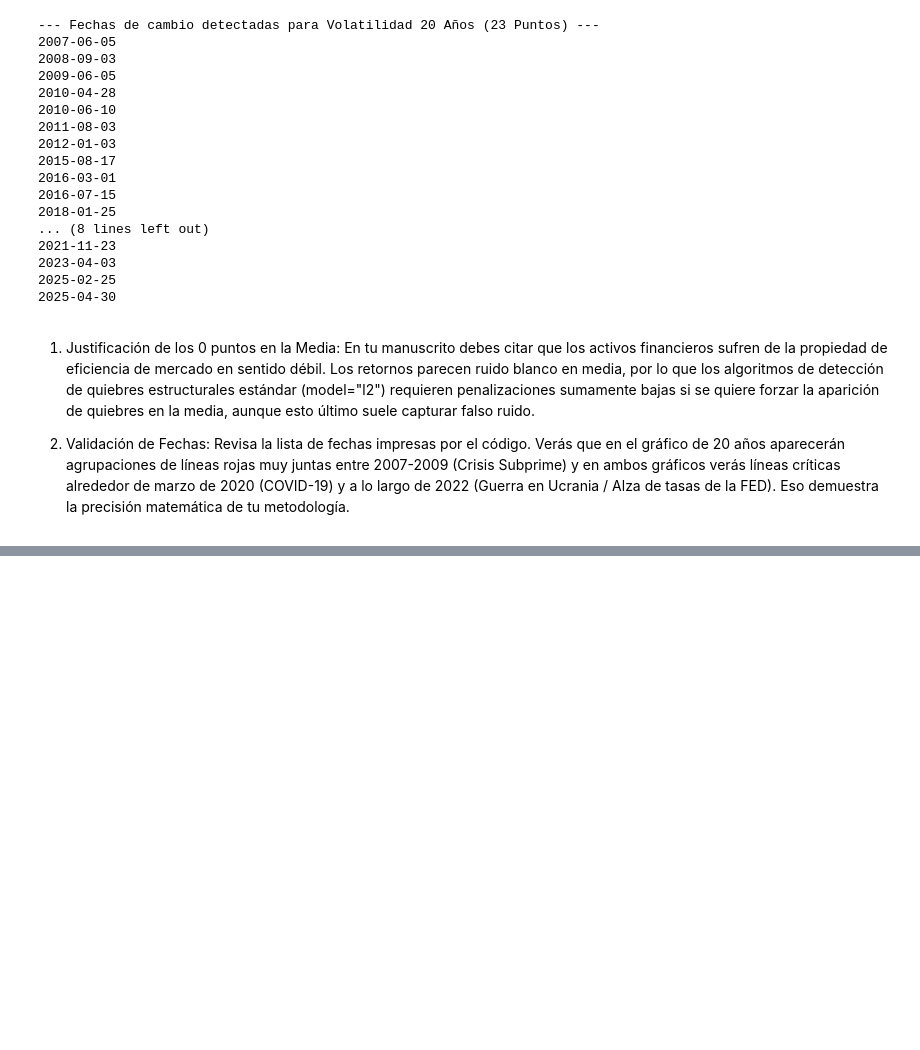
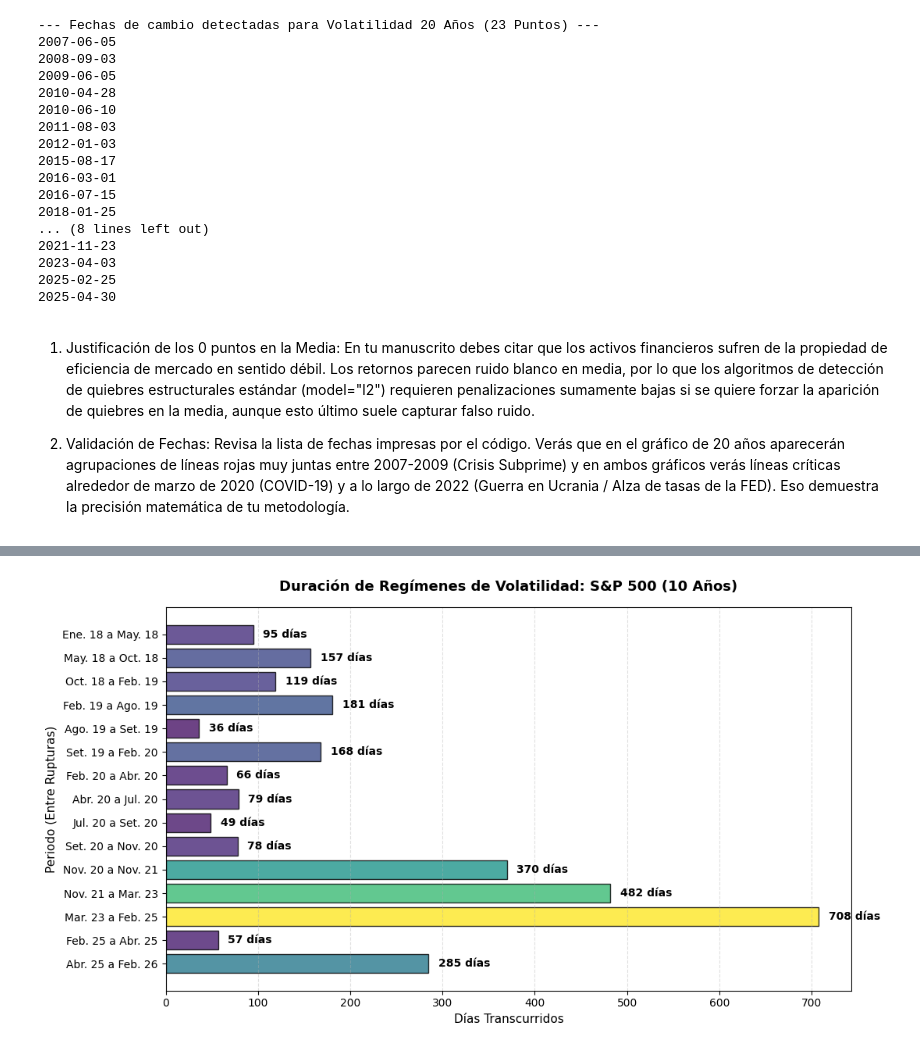
Before and after one commit to Saul-Ochoa/Research-Finance, a Jupyter notebook: Pruned Exact Linear Time (PELT)/PELT.ipynb, the cells around one changed output, grey strips where cells are left out. Cells and saved outputs as stored; diff of their text form; code cells hidden in the pictures; blank space fills up the shorter version.

```diff
--- a/Pruned Exact Linear Time (PELT)/PELT.ipynb
+++ b/Pruned Exact Linear Time (PELT)/PELT.ipynb
@@ -139,3 +139,83 @@ graficar_resultados(df_20y, puntos_v_20y, "Volatilidad 20 Años (23 Puntos)", "S
 1. Justificación de los 0 puntos en la Media: En tu manuscrito debes citar que los activos financieros sufren de la propiedad de eficiencia de mercado en sentido débil. Los retornos parecen ruido blanco en media, por lo que los algoritmos de detección de quiebres estructurales estándar (model="l2") requieren penalizaciones sumamente bajas si se quiere forzar la aparición de quiebres en la media, aunque esto último suele capturar falso ruido.
 
 2. Validación de Fechas: Revisa la lista de fechas impresas por el código. Verás que en el gráfico de 20 años aparecerán agrupaciones de líneas rojas muy juntas entre 2007-2009 (Crisis Subprime) y en ambos gráficos verás líneas críticas alrededor de marzo de 2020 (COVID-19) y a lo largo de 2022 (Guerra en Ucrania / Alza de tasas de la FED). Eso demuestra la precisión matemática de tu metodología.
+# %%
+import numpy as np
+import pandas as pd
+import matplotlib.pyplot as plt
+
+def analizar_y_graficar_ciclos(df, puntos, titulo):
+    """
+    Extrae dinámicamente las fechas de PELT, calcula las duraciones de los
+    regímenes y genera el gráfico de barras horizontales en el notebook.
+    """
+    # 1. Extraer automáticamente las fechas reales usando los índices de PELT
+    # Excluimos el último punto porque representa el final de la serie de tiempo
+    fechas_cambio = []
+    for p in puntos[:-1]:
+        if p < len(df):
+            fechas_cambio.append(df.index[p])
+
+    if not fechas_cambio:
+        print(f"No se detectaron puntos de cambio para {titulo}.")
+        return None
+
+    # 2. Calcular dinámicamente las duraciones entre rupturas consecutivas
+    datos_ciclos = []
+    for i in range(len(fechas_cambio) - 1):
+        inicio = fechas_cambio[i]
+        fin = fechas_cambio[i+1]
+        duracion_dias = (fin - inicio).days
+
+        # Formatear etiqueta del periodo automáticamente (Ej: "Jul 16 a Ene 18")
+        etiqueta_periodo = f"{inicio.strftime('%b %y')} a {fin.strftime('%b %y')}"
+
+        datos_ciclos.append({
+            "Régimen": f"Régimen {i+1}",
+            "Periodo": etiqueta_periodo,
+            "Días": duracion_dias
+        })
+
+    df_resultado = pd.DataFrame(datos_ciclos)
+
+    # 3. Graficar las barras horizontales directamente en el Notebook
+    plt.figure(figsize=(11, len(df_resultado) * 0.4)) # Ajusta la altura según el número de regímenes
+
+    # Mapa de color dinámico basado en la duración
+    norm_colores = df_resultado['Días'] / df_resultado['Días'].max()
+    colores = plt.cm.viridis(norm_colores)
+
+    barras = plt.barh(df_resultado['Periodo'], df_resultado['Días'],
+                      color=colores, edgecolor='black', alpha=0.8)
+
+    # Colocar los valores de los días al final de cada barra de forma automática
+    for barra in barras:
+        ancho = barra.get_width()
+        plt.text(ancho + (df_resultado['Días'].max() * 0.015), barra.get_y() + barra.get_height()/2,
+                 f'{int(ancho)} días',
+                 va='center', ha='left', fontsize=10, fontweight='bold')
+
+    plt.gca().invert_yaxis()  # El régimen más antiguo arriba
+    plt.title(f'Duración de Regímenes de Volatilidad: {titulo}', fontsize=13, fontweight='bold', pad=15)
+    plt.xlabel('Días Transcurridos', fontsize=11)
+    plt.ylabel('Periodo (Entre Rupturas)', fontsize=11)
+    plt.grid(axis='x', linestyle='--', alpha=0.4)
+    plt.tight_layout()
+    plt.show()
+
+    return df_resultado
+
+# ---- EJECUCIÓN DIRECTA EN TU NOTEBOOK ----
+
+# Análisis para los 10 años (Opción B)
+print("="*50)
+print("PROCESANDO ANÁLISIS B: 10 AÑOS")
+print("="*50)
+df_ciclos_10y = analizar_y_graficar_ciclos(df_10y, puntos_v_10y, "S&P 500 (10 Años)")
+
+# Análisis para los 20 años (Opción A)
+print("\n" + "="*50)
+print("PROCESANDO ANÁLISIS A: 20 AÑOS")
+print("="*50)
+df_ciclos_20y = analizar_y_graficar_ciclos(df_20y, puntos_v_20y, "S&P 500 (20 Años)")
+# %% [output]
@@ -141,0 +225 @@ graficar_resultados(df_20y, puntos_v_20y, "Volatilidad 20 Años (23 Puntos)", "S
+[figure, added]
```
Also changed, not shown: parts of 2 cells of this notebook.
